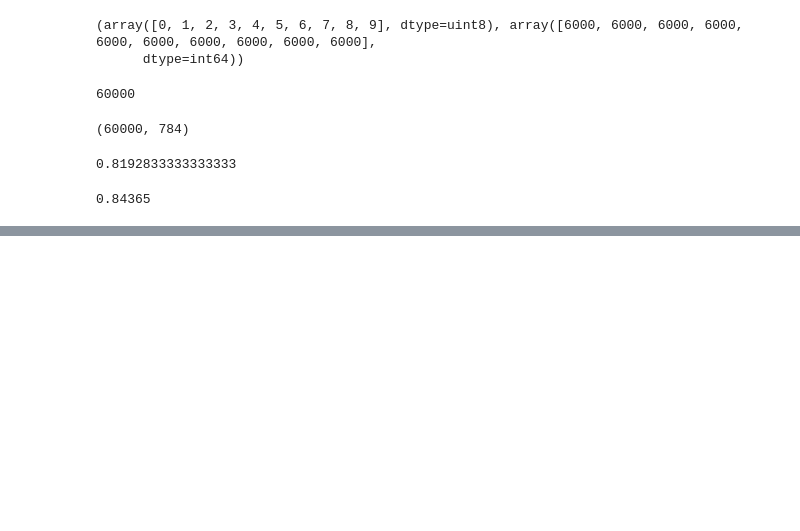
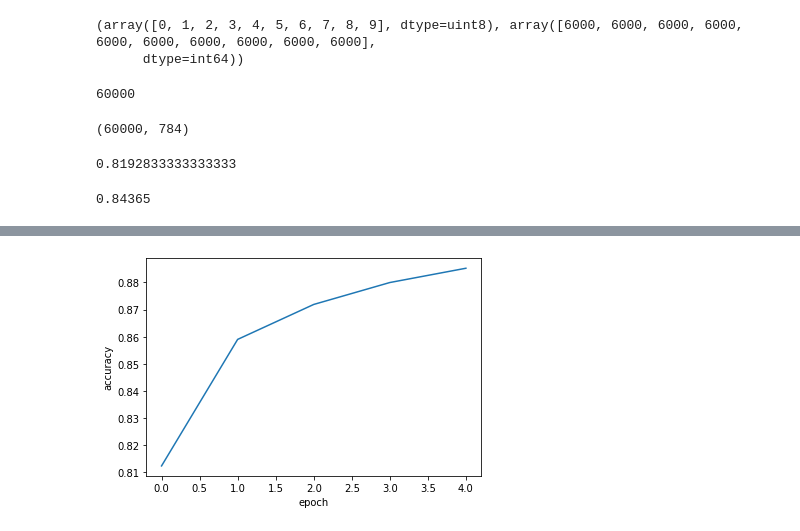
Before and after one commit to mjk0618/algorithm_study, a Jupyter notebook: python/ml_dl/chapter_7.ipynb, the cells around one changed output, grey strips where cells are left out. Cells and saved outputs as stored; diff of their text form; code cells hidden in the pictures; blank space fills up the shorter version.

```diff
--- a/python/ml_dl/chapter_7.ipynb
+++ b/python/ml_dl/chapter_7.ipynb
@@ -66,0 +318,7 @@ print(np.mean(scores['test_score']))
+# %%
+plt.plot(history.history['accuracy'])
+plt.xlabel('epoch')
+plt.ylabel('accuracy')
+plt.show()
+# %% [output]
+[figure, added]
```
Also changed, not shown: parts of 44 cells of this notebook.
